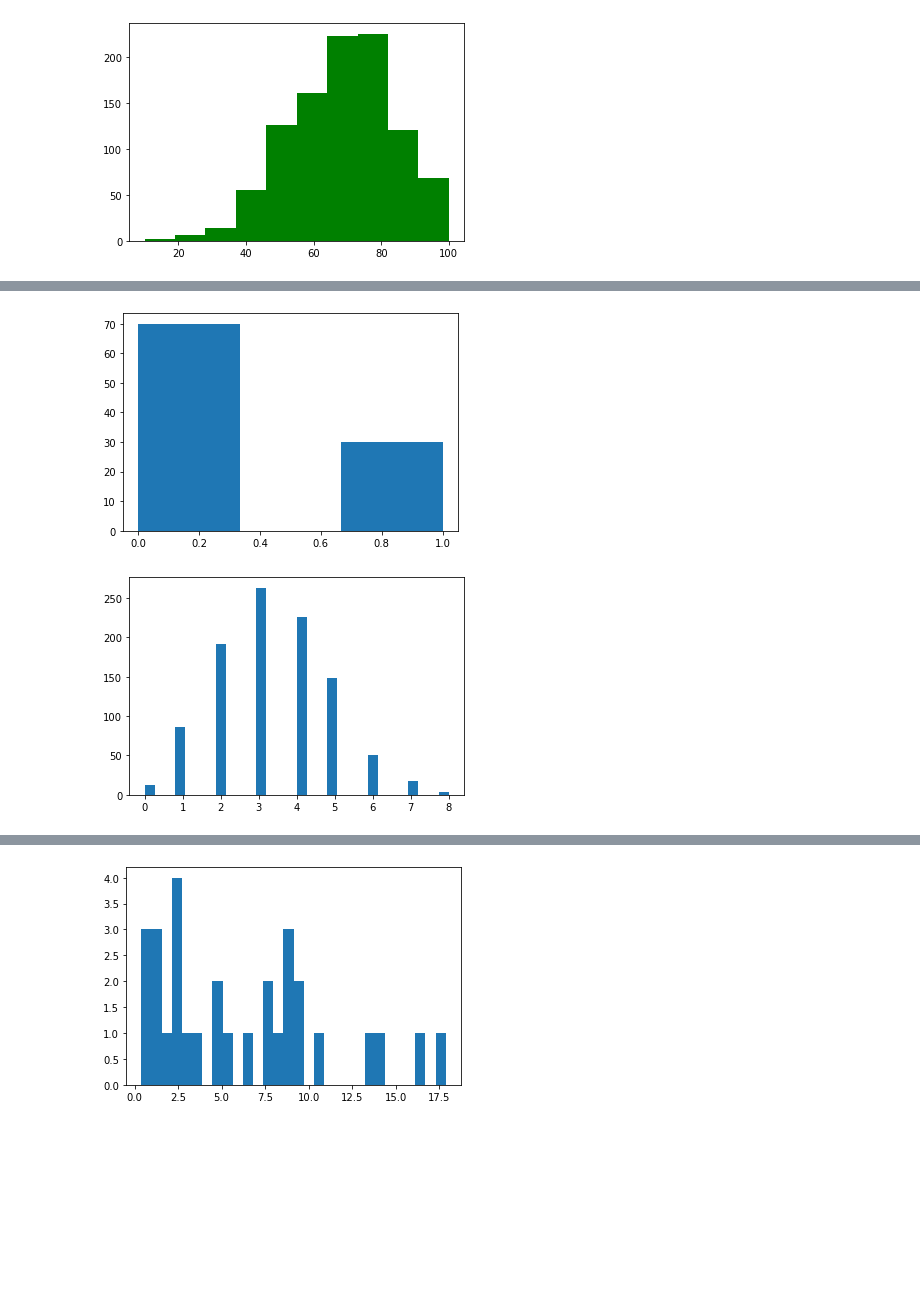
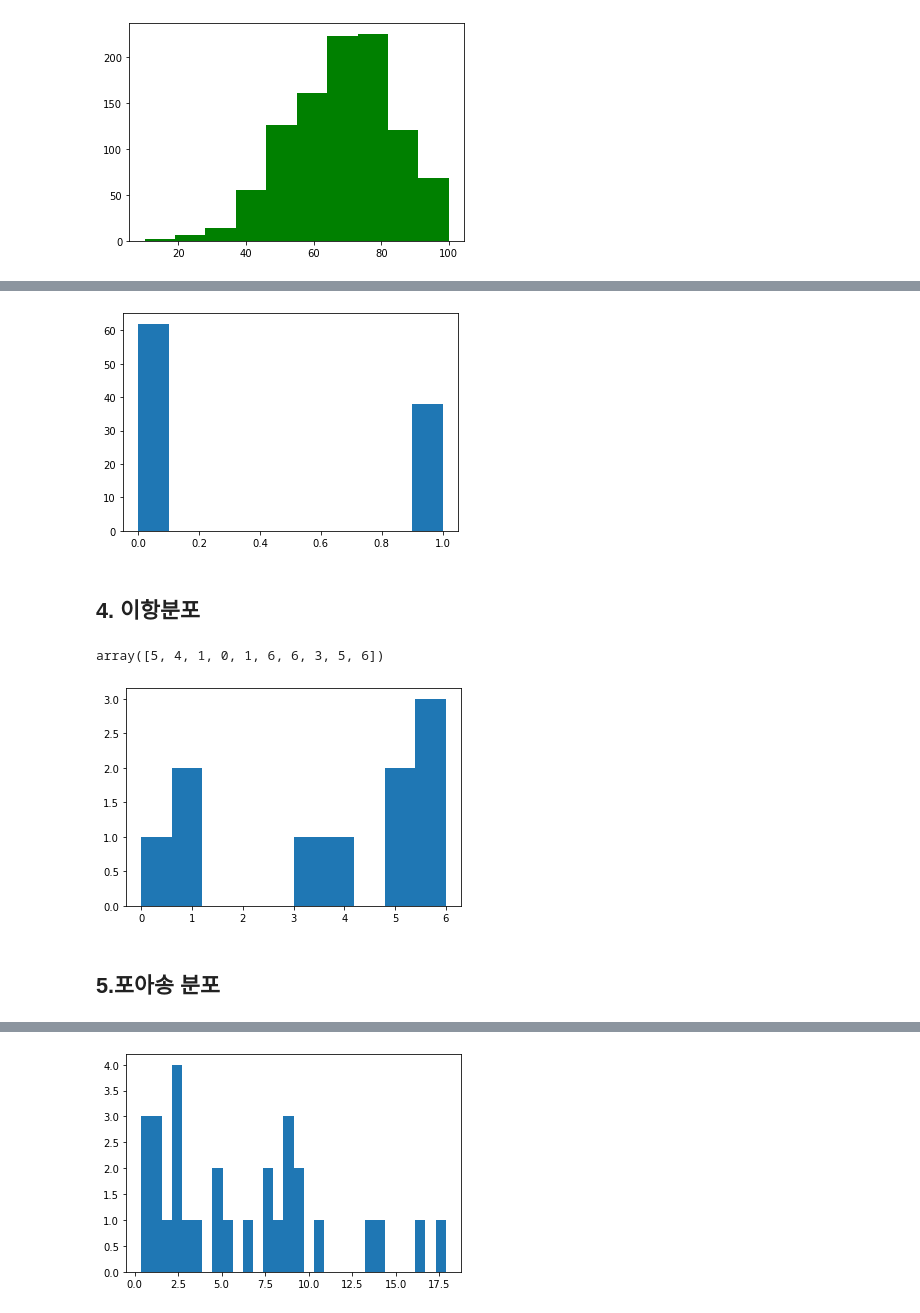
Before and after one commit to MattersOfData/Statistics-ML, a Jupyter notebook: DAY2_Probability Distribution.ipynb, the cells around one changed output, grey strips where cells are left out. Drawn from its saved outputs; the diff is of its cells as text; code cells hidden in the pictures; blank space fills up the shorter version.

```diff
--- a/DAY2_Probability Distribution.ipynb
+++ b/DAY2_Probability Distribution.ipynb
@@ -269,5 +284,5 @@ array([1, 0, 0, 0, 1, 0, 0, 0, 1, 0, 1, 0, 0, 0, 0, 1, 1, 0, 1, 0, 1, 0,
 # %%
-plt.hist(x, bins=3)
+plt.hist(x, bins=10) # 0이 60개, 1이 40개
 plt.show()
 # %% [output]
-[figure, old version]
+[figure, new version]
@@ -276,7 +289,12 @@ plt.show()
+# %% [markdown]
+## 4. 이항분포
 # %%
-x2 = np.random.binomial(n=10, p=1/3, size = 1000)
+x2 = np.random.binomial(n=10, p=1/3, size = 10)
+x2
+# %% [output]
+array([5, 4, 1, 0, 1, 6, 6, 3, 5, 6])
 # %%
-plt.hist(x2, bins=30)
+plt.hist(x2, bins=10)
 plt.show()
 # %% [output]
-[figure, old version]
+[figure, new version]
@@ -285 +301,3 @@ plt.show()
+# %% [markdown]
+## 5.포아송 분포
 # %%
```
Also changed, not shown: parts of 53 cells of this notebook.
